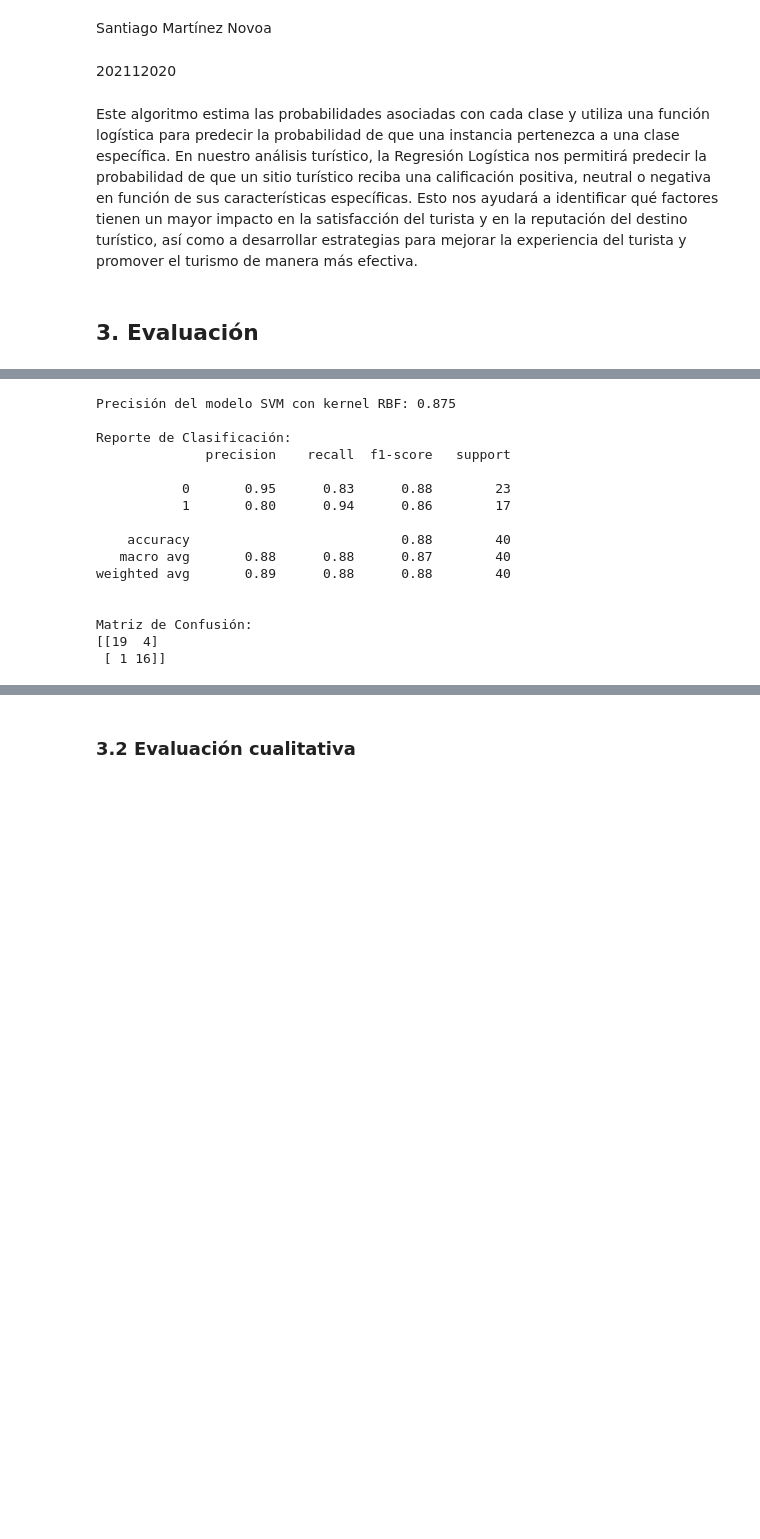
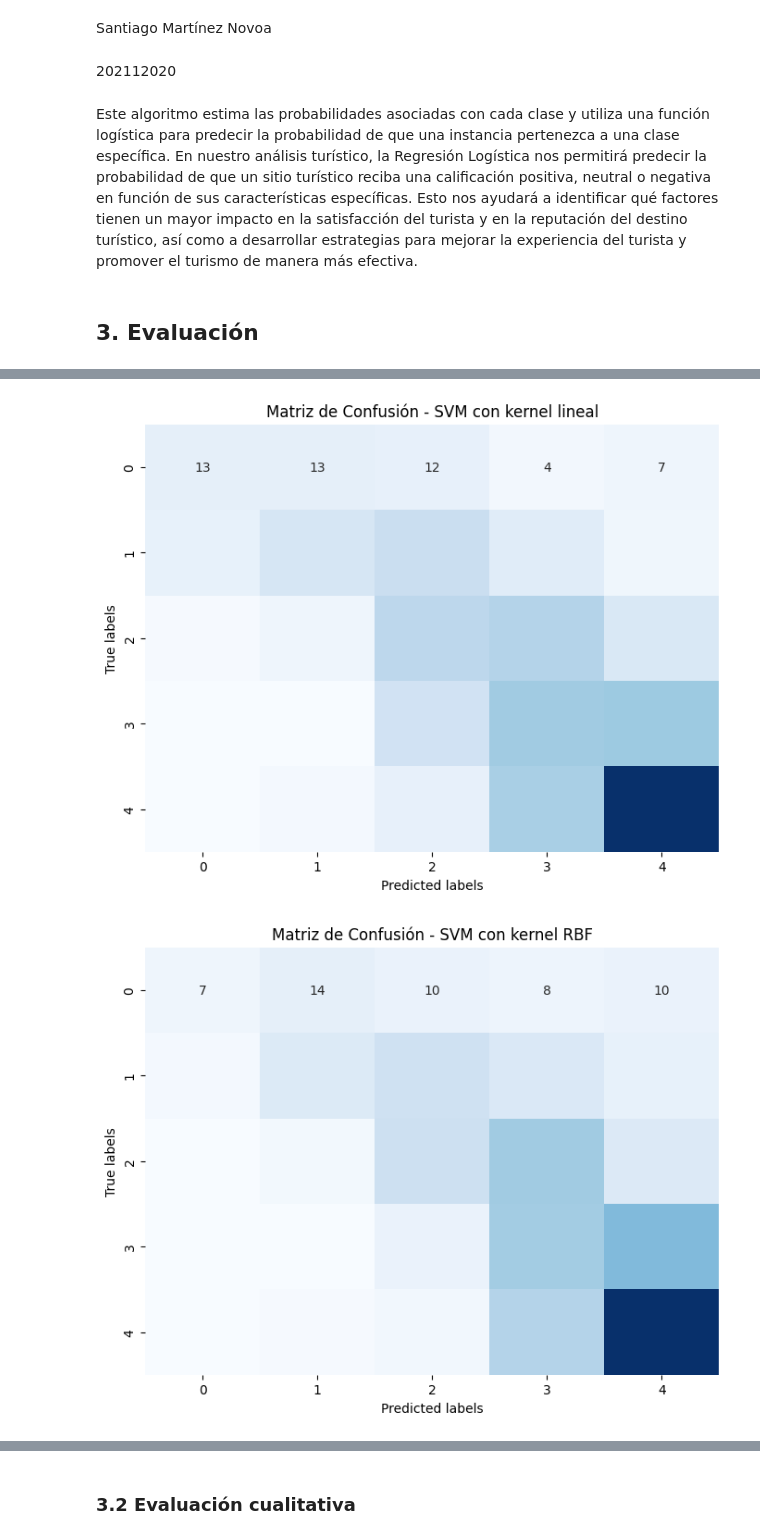
Before and after one commit to BI-Grupo36/Proyecto1_Etapa1, a Jupyter notebook: Proyecto1_Etapa1.ipynb, the cells around one changed output, grey strips where cells are left out. Saved outputs shown, nothing was run; the diff lists cells and outputs as text; code cells hidden in the pictures; blank space fills up the shorter version.

```diff
--- a/Proyecto1_Etapa1.ipynb
+++ b/Proyecto1_Etapa1.ipynb
@@ -309,7 +516,7 @@ svm_linear = SVC(kernel='linear', random_state=42)
 grid_search_linear = GridSearchCV(svm_linear, parameters_linear, cv=5, n_jobs=-1, scoring='accuracy', verbose=2)
 
 # Realizar la búsqueda de hiperparámetros
-grid_search_linear.fit(X_train, y_train)
+grid_search_linear.fit(X_train_v, y_train_s)
 
 # Obtener los mejores hiperparámetros
 best_params_linear = grid_search_linear.best_params_
@@ -340,7 +544,7 @@ svm_rbf = SVC(kernel='rbf', random_state=42)
 grid_search_rbf = GridSearchCV(svm_rbf, parameters_rbf, cv=5, n_jobs=-1, scoring='accuracy', verbose=2)
 
 # Realizar la búsqueda de hiperparámetros
-grid_search_rbf.fit(X_train_scaled_rbf, y_train)
+grid_search_rbf.fit(X_train_scaled_rbf, y_train_s)
 
 # Obtener los mejores hiperparámetros
 best_params_rbf = grid_search_rbf.best_params_
@@ -549,32 +675,39 @@ Matriz de Confusión:
-# %%
-# Realizar predicciones sobre el conjunto de prueba para SVM con kernel RBF
-y_pred_rbf = svm_rbf.predict(X_test)
-
-# Calcular la precisión del modelo SVM con kernel RBF
-accuracy_rbf = accuracy_score(y_test, y_pred_rbf)
-print("Precisión del modelo SVM con kernel RBF:", accuracy_rbf)
-
-# Mostrar el reporte de clasificación
-print("\nReporte de Clasificación:")
-print(classification_report(y_test, y_pred_rbf))
-
-# Mostrar la matriz de confusión
-print("\nMatriz de Confusión:")
-print(confusion_matrix(y_test, y_pred_rbf))
-# %% [output]
-Precisión del modelo SVM con kernel RBF: 0.875
-
-Reporte de Clasificación:
-              precision    recall  f1-score   support
-
-           0       0.95      0.83      0.88        23
-           1       0.80      0.94      0.86        17
-
-    accuracy                           0.88        40
-   macro avg       0.88      0.88      0.87        40
-weighted avg       0.89      0.88      0.88        40
-
-
-Matriz de Confusión:
-[[19  4]
- [ 1 16]]
+# %%
+# Función para graficar una matriz de confusión
+def plot_confusion_matrix(conf_matrix, title):
+    plt.figure(figsize=(8, 6))
+    sns.heatmap(conf_matrix, annot=True, cmap='Blues', fmt='g', cbar=False)
+    plt.xlabel('Predicted labels')
+    plt.ylabel('True labels')
+    plt.title(title)
+    plt.show()
+
+# Calcular la matriz de confusión para SVM con kernel lineal
+conf_matrix_linear = confusion_matrix(y_test_s, y_pred_linear)
+plot_confusion_matrix(conf_matrix_linear, 'Matriz de Confusión - SVM con kernel lineal')
+
+# Calcular la matriz de confusión para SVM con kernel RBF
+conf_matrix_rbf = confusion_matrix(y_test_s, y_pred_rbf)
+plot_confusion_matrix(conf_matrix_rbf, 'Matriz de Confusión - SVM con kernel RBF')
+
+# Graficar las métricas de cada modelo
+metrics = ['Accuracy', 'Precision', 'Recall', 'F1-Score']
+linear_scores = [accuracy_linear] + [classification_report(y_test_s, y_pred_linear, output_dict=True)['weighted avg'][metric.lower()] for metric in metrics[1:]]
+rbf_scores = [accuracy_rbf] + [classification_report(y_test_s, y_pred_rbf, output_dict=True)['weighted avg'][metric.lower()] for metric in metrics[1:]]
+
+plt.figure(figsize=(10, 6))
+bar_width = 0.35
+index = np.arange(len(metrics))
+
+plt.bar(index, linear_scores, bar_width, label='SVM con kernel lineal')
+plt.bar(index + bar_width, rbf_scores, bar_width, label='SVM con kernel RBF')
+
+plt.xlabel('Métrica')
+plt.ylabel('Puntuación')
+plt.title('Comparación de Métricas entre SVM con kernel lineal y RBF')
+plt.xticks(index + bar_width / 2, metrics)
+plt.legend()
+plt.show()
+# %% [output]
+[figure, added]
+[figure, added]
```
Also changed, not shown: parts of 69 cells of this notebook.
